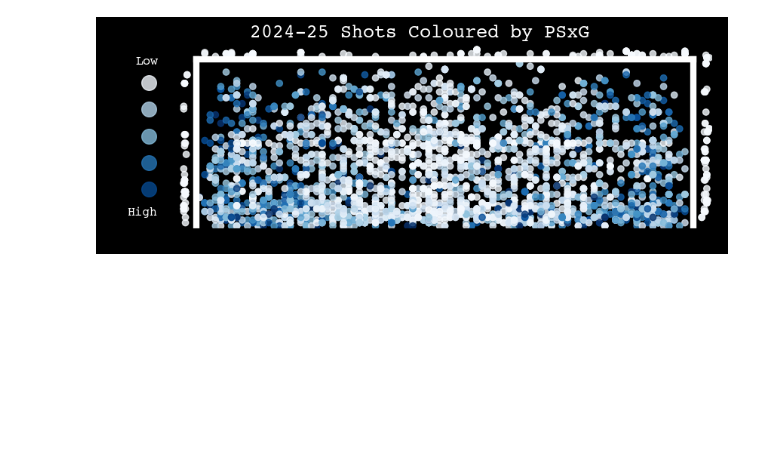
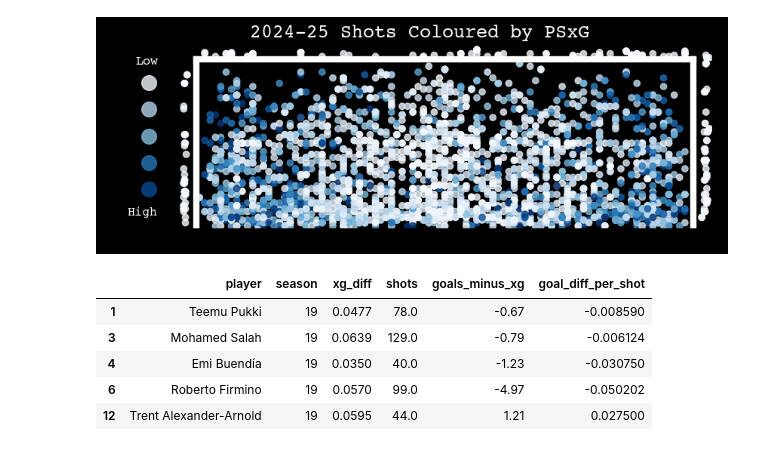
Before and after one commit to jnbrooker/dataScienceEoY, a Jupyter notebook: shot_quality.ipynb, the cells around one changed output. Drawn from its saved outputs; the diff is of its cells as text; code cells hidden in the pictures; blank space fills up the shorter version.

```diff
--- a/shot_quality.ipynb
+++ b/shot_quality.ipynb
@@ -623,3 +606,67 @@ plt.savefig('psxg_2.png', dpi=300)
 plt.show()
 # %% [output]
 [figure]
+# %%
+def xg_diff_list(all_players, players, shots_df):
+    xg_diff = []
+    shots = []
+    goals = []
+    expected_goals = []
+    goals_minus_xg = []
+    for i in all_players:
+        if i in players:
+            stats = shots_df[shots_df['Unnamed: 1_level_0_Player'] == i]
+            # xgstats = stats.copy()
+            # xgstats['Unnamed: 4_level_0_PSxG'] = xgstats['Unnamed: 4_level_0_PSxG'].fillna(0)
+            xg_diff_mean = stats['psxG_minus_xG'].fillna(0).mean()
+            xg_diff.append(round(xg_diff_mean, 4))
+            shots.append(len(stats))
+            xg = stats['Unnamed: 3_level_0_xG'].sum()
+            expected_goals.append(xg)
+            goals_df = stats[stats['Unnamed: 5_level_0_Outcome'] == 'Goal']
+            g = len(goals_df)
+            goals.append(g)
+            g_m_xg = float(g) - float(xg)
+            goals_minus_xg.append(g_m_xg)
+        else:
+            xg_diff.append(None)
+            shots.append(None)
+            goals.append(None)
+            expected_goals.append(None)
+            goals_minus_xg.append(None)
+    return xg_diff, shots, goals, expected_goals, goals_minus_xg
+
+xg_diff_19, shots_19, goals_19, expected_goals_19, goals_minus_xg_19 = xg_diff_list(all_players, players_2019, shots_2019_df)
+xg_diff_20, shots_20, goals_20, expected_goals_20, goals_minus_xg_20 = xg_diff_list(all_players, players_2020, shots_2020_df)
+xg_diff_21, shots_21, goals_21, expected_goals_21, goals_minus_xg_21 = xg_diff_list(all_players, players_2021, shots_2021_df)
+xg_diff_22, shots_22, goals_22, expected_goals_22, goals_minus_xg_22 = xg_diff_list(all_players, players_2022, shots_2022_df)
+xg_diff_23, shots_23, goals_23, expected_goals_23, goals_minus_xg_23 = xg_diff_list(all_players, players_2023, shots_2023_df)
+
+data = {'player':all_players, 'xg_diff_19':xg_diff_19, 'xg_diff_20':xg_diff_20,
+        'xg_diff_21':xg_diff_21, 'xg_diff_22':xg_diff_22, 'xg_diff_23':xg_diff_23, 'shots_19':shots_19,
+        'shots_20':shots_20, 'shots_21':shots_21, 'shots_22':shots_22, 'shots_23':shots_23, 'goals_minus_xg_19':goals_minus_xg_19,
+        'goals_minus_xg_20':goals_minus_xg_20,'goals_minus_xg_21':goals_minus_xg_21,'goals_minus_xg_22':goals_minus_xg_22,
+        'goals_minus_xg_23':goals_minus_xg_23,}
+
+xg_diff_regression = pd.DataFrame(data)
+long_xg_regression_df = pd.wide_to_long(
+    xg_diff_regression,
+    stubnames=['xg_diff', 'shots', 'goals_minus_xg'],
+    i='player',
+    j='season',
+    sep='_',
+    suffix='\\d+'
+).reset_index()
+long_xg_regression_df.to_csv('xg_diff_regression.csv')
+
+cleaned_long_xg_reg_df = long_xg_regression_df[(long_xg_regression_df['goals_minus_xg'].notna()) & (long_xg_regression_df['xg_diff'].notna())]
+cleaned_long_xg_reg_df = cleaned_long_xg_reg_df[cleaned_long_xg_reg_df['shots']>35]
+cleaned_long_xg_reg_df['goal_diff_per_shot'] = cleaned_long_xg_reg_df['goals_minus_xg']/cleaned_long_xg_reg_df['shots']
+cleaned_long_xg_reg_df.head()
+# %% [output]
+|  | player | season | xg_diff | shots | goals_minus_xg | goal_diff_per_shot |
+| 1 | Teemu Pukki | 19 | 0.0477 | 78.0 | -0.67 | -0.008590 |
+| 3 | Mohamed Salah | 19 | 0.0639 | 129.0 | -0.79 | -0.006124 |
+| 4 | Emi Buendía | 19 | 0.0350 | 40.0 | -1.23 | -0.030750 |
+| 6 | Roberto Firmino | 19 | 0.0570 | 99.0 | -4.97 | -0.050202 |
+| 12 | Trent Alexander-Arnold | 19 | 0.0595 | 44.0 | 1.21 | 0.027500 |
```
Also changed, not shown: parts of 27 cells of this notebook.
